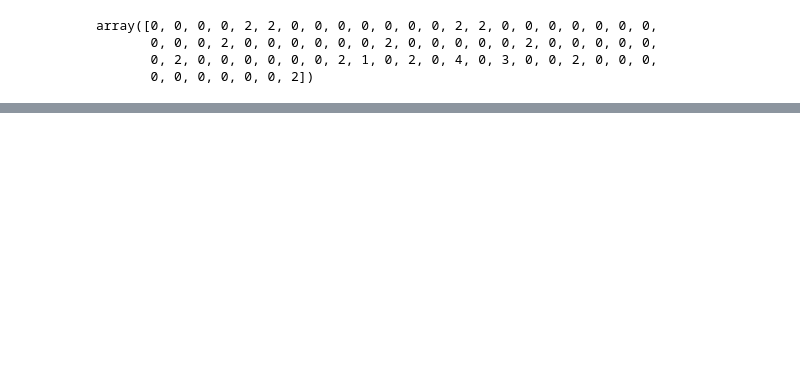
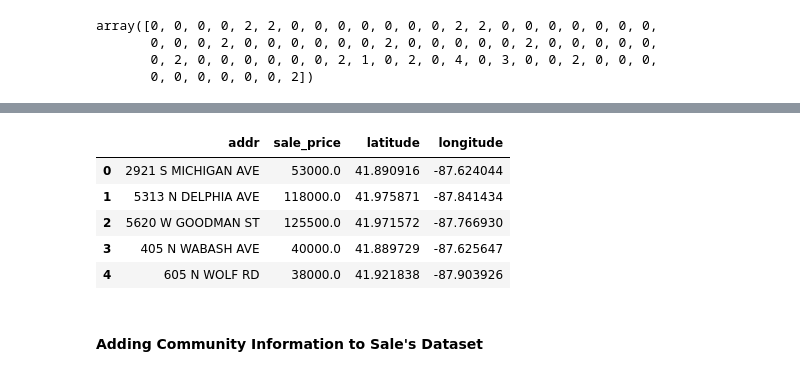
Before and after one commit to weikongwei/Data-Science-Project, a Jupyter notebook: Data Science Capstone Project.ipynb, the cells around one changed output, grey strips where cells are left out. Cells and saved outputs as stored; diff of their text form; code cells hidden in the pictures; blank space fills up the shorter version.

```diff
--- a/Data Science Capstone Project.ipynb
+++ b/Data Science Capstone Project.ipynb
@@ -806,0 +784,15 @@ map_clusters
+# %%
+# Finding coordinates for condo
+condo_sale_2018['latitude'], condo_sale_2018['longitude'] = find_location(condo_sale_2018['addr'])
+condo_sale_filtered = condo_sale_2018.dropna().reset_index(drop=True)
+condo_sale_filtered.to_csv('data/Chicago_condo_address.csv', index = False)
+condo_sale_filtered.head()
+# %% [output]
+|  | addr | sale_price | latitude | longitude |
+| 0 | 2921 S MICHIGAN AVE | 53000.0 | 41.890916 | -87.624044 |
+| 1 | 5313 N DELPHIA AVE | 118000.0 | 41.975871 | -87.841434 |
+| 2 | 5620 W GOODMAN ST | 125500.0 | 41.971572 | -87.766930 |
+| 3 | 405 N WABASH AVE | 40000.0 | 41.889729 | -87.625647 |
+| 4 | 605 N WOLF RD | 38000.0 | 41.921838 | -87.903926 |
+# %% [markdown]
+#### Adding Community Information to Sale's Dataset
```
Also changed, not shown: parts of 23 cells of this notebook, 4 other files.
